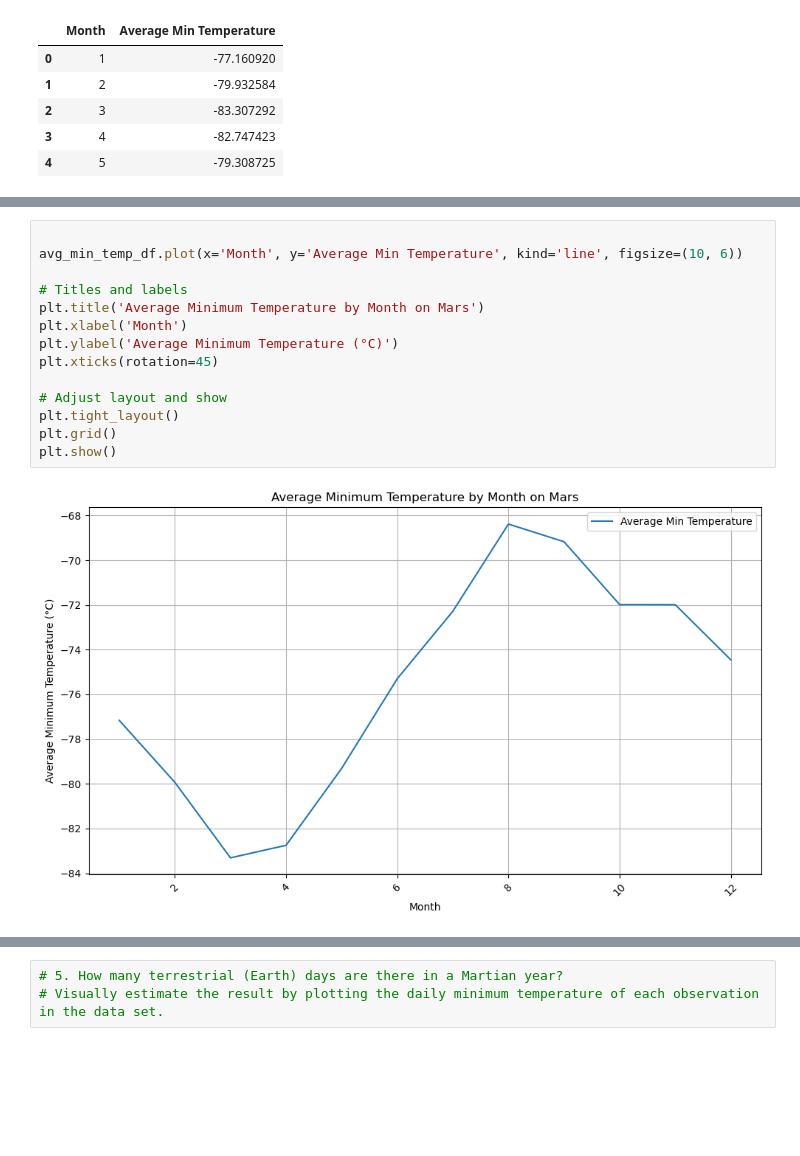
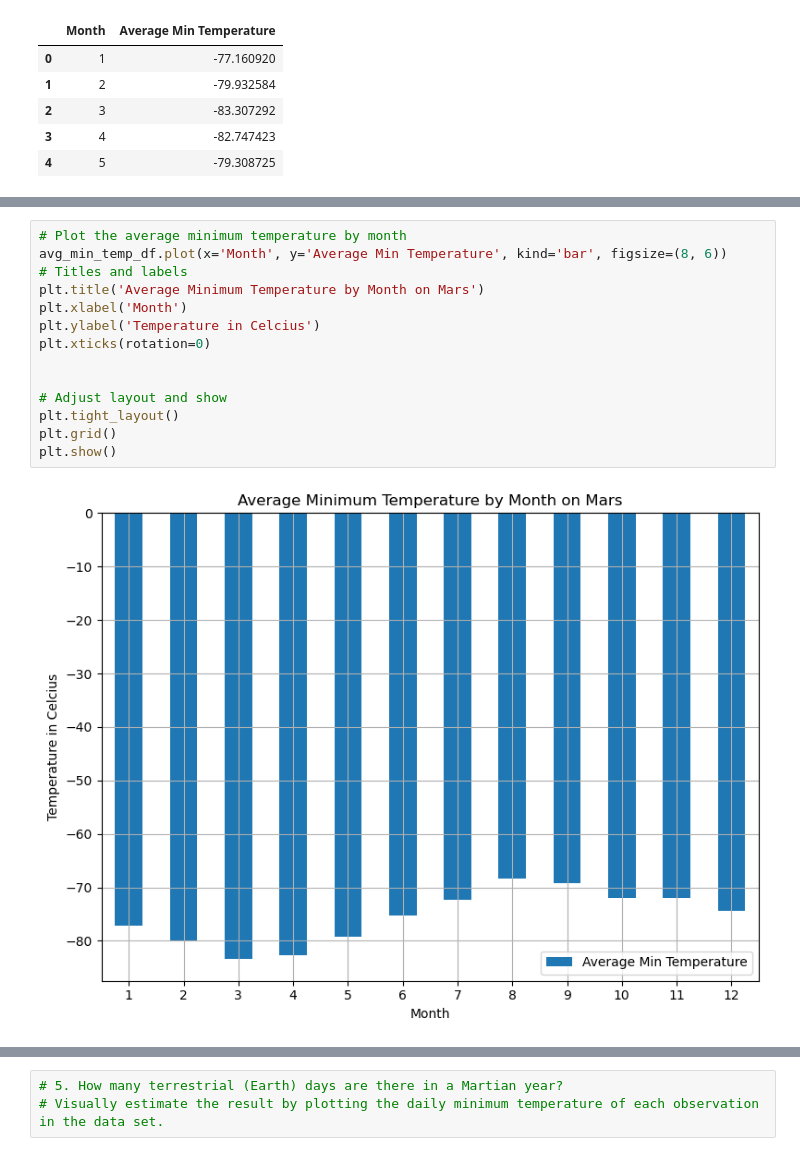
Before and after one commit to mascee/mars-challenge, a Jupyter notebook: part_2_mars_weather.ipynb, the cells around one changed output, grey strips where cells are left out. Drawn from its saved outputs; the diff is of its cells as text; blank space fills up the shorter version.

Commit message:
Added graphs in weather file

```diff
--- a/part_2_mars_weather.ipynb
+++ b/part_2_mars_weather.ipynb
@@ -212,16 +201,16 @@ avg_min_temp_df.head()
 # %%
-
-avg_min_temp_df.plot(x='Month', y='Average Min Temperature', kind='line', figsize=(10, 6))
-
+# Plot the average minimum temperature by month
+avg_min_temp_df.plot(x='Month', y='Average Min Temperature', kind='bar', figsize=(8, 6))
 # Titles and labels
 plt.title('Average Minimum Temperature by Month on Mars')
 plt.xlabel('Month')
-plt.ylabel('Average Minimum Temperature (°C)')
-plt.xticks(rotation=45)
+plt.ylabel('Temperature in Celcius')
+plt.xticks(rotation=0)
+
 
 # Adjust layout and show
 plt.tight_layout()
 plt.grid()
 plt.show()
 # %% [output]
-[figure, old version]
+[figure, new version]
```
Also changed, not shown: parts of 10 cells of this notebook.
